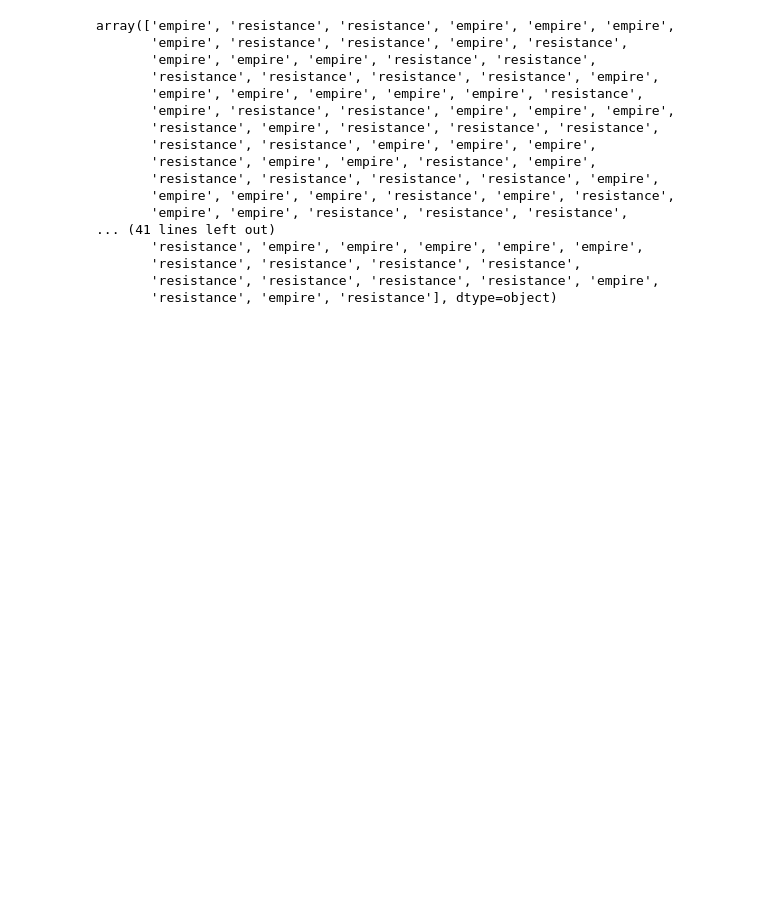
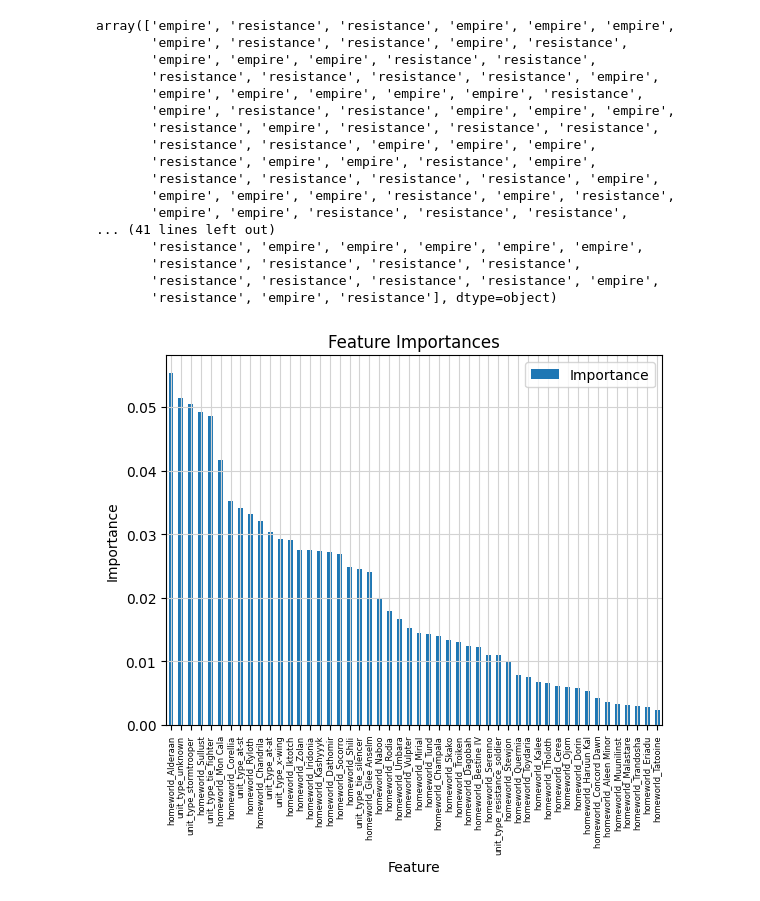
Before and after one commit to JosephL17/swdata, a Jupyter notebook: model_2.ipynb, the cells around one changed output. Cells and saved outputs as stored; diff of their text form; code cells hidden in the pictures; blank space fills up the shorter version.

```diff
--- a/model_2.ipynb
+++ b/model_2.ipynb
@@ -122,6 +122,18 @@ array(['empire', 'resistance', 'resistance', 'empire', 'empire', 'empire',
        'resistance', 'resistance', 'resistance', 'resistance',
        'resistance', 'resistance', 'resistance', 'resistance', 'empire',
        'resistance', 'empire', 'resistance'], dtype=object)
+# %%
+importances = dtc.feature_importances_
+feature_importances = pd.DataFrame({'Feature': x_encoded.columns, 'Importance': importances})
+feature_importances.sort_values('Importance', ascending = False).plot.bar(x = 'Feature', y = 'Importance')
+plt.xlabel('Feature')
+plt.ylabel('Importance')
+plt.title('Feature Importances')
+plt.grid(color = '#d3d3d3')
+plt.xticks(fontsize = 6)
+plt.show()
+# %% [output]
+[figure, added]
 # %%
 import pickle
 
```
